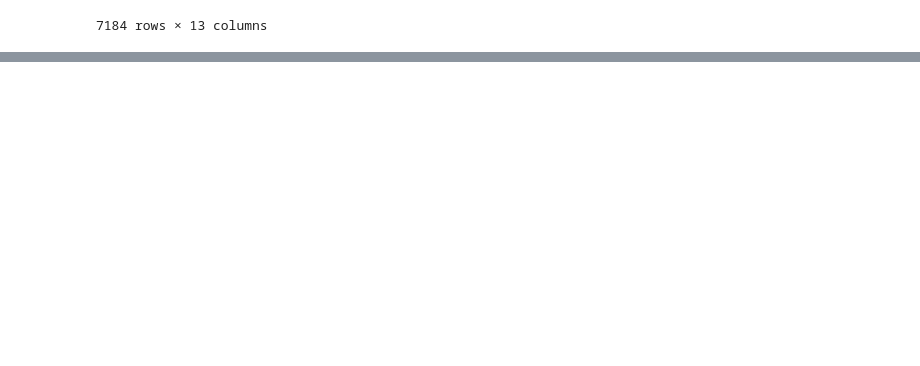
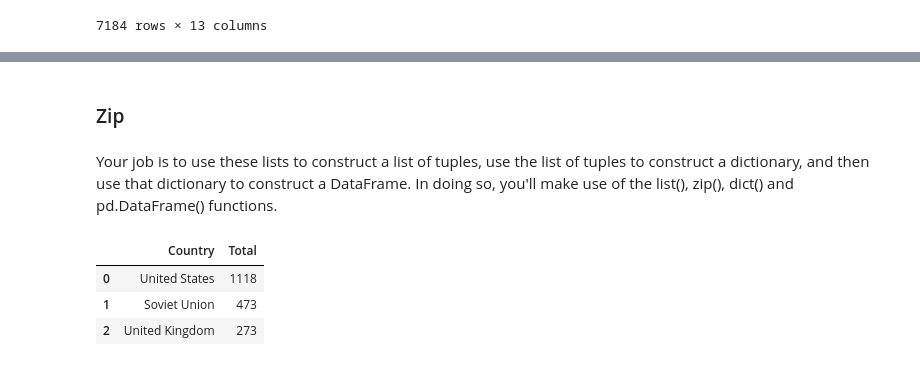
Before and after one commit to xenakas/py_projects, a Jupyter notebook: pandas.ipynb, the cells around one changed output, grey strips where cells are left out. Saved outputs shown, nothing was run; the diff lists cells and outputs as text; code cells hidden in the pictures; blank space fills up the shorter version.

```diff
--- a/pandas.ipynb
+++ b/pandas.ipynb
@@ -59,3 +85,17 @@ df_airport.info(verbose=True)
 df_airport has type <class 'pandas.core.frame.DataFrame'>
 np_vals has type <class 'numpy.ndarray'>
 [None, None]
+# %% [markdown]
+### Zip
+# %% [markdown]
+Your job is to use these lists to construct a list of tuples, use the list of tuples to construct a dictionary, and then use that dictionary to construct a DataFrame. In doing so, you'll make use of the list(), zip(), dict() and pd.DataFrame() functions.
+# %%
+list_keys =   ['Country', 'Total']
+list_values = [['United States', 'Soviet Union', 'United Kingdom'], [1118, 473, 273]]
+df = pd.DataFrame(dict(list(zip(list_keys, list_values))))
+df
+# %% [output]
+|  | Country | Total |
+| 0 | United States | 1118 |
+| 1 | Soviet Union | 473 |
+| 2 | United Kingdom | 273 |
```
Also changed, not shown: parts of 13 cells of this notebook.
